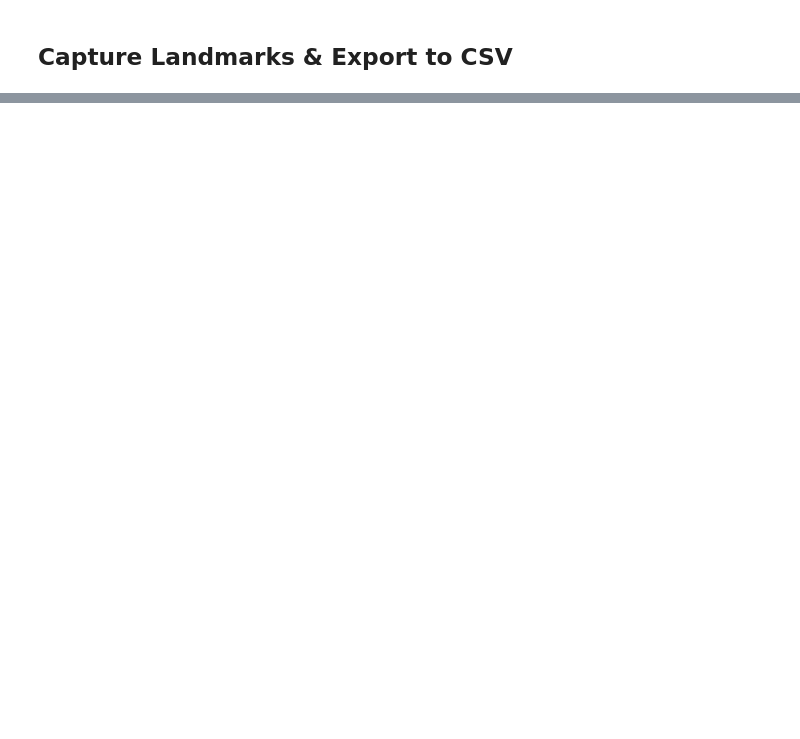
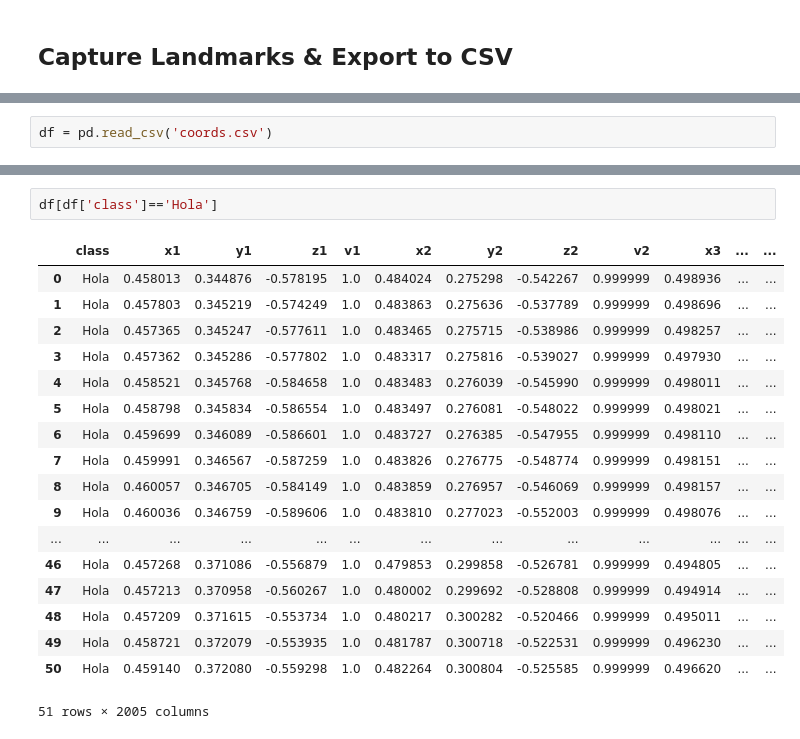
Before and after one commit to rosaainz/deteccion-lsm-mediapipe, a Jupyter notebook: holistic.ipynb, the cells around one changed output, grey strips where cells are left out. Drawn from its saved outputs; the diff is of its cells as text; blank space fills up the shorter version.

```diff
--- a/holistic.ipynb
+++ b/holistic.ipynb
@@ -83,0 +190,2 @@ with open('coords.csv', mode='w', newline='') as f:
+# %%
+df = pd.read_csv('coords.csv')
@@ -83,0 +212,21 @@ with open('coords.csv', mode='w', newline='') as f:
+# %%
+df[df['class']=='Hola']
+# %% [output]
+|  | class | x1 | y1 | z1 | v1 | x2 | y2 | z2 | v2 | x3 | ... | ... |
+| 0 | Hola | 0.458013 | 0.344876 | -0.578195 | 1.0 | 0.484024 | 0.275298 | -0.542267 | 0.999999 | 0.498936 | ... | ... |
+| 1 | Hola | 0.457803 | 0.345219 | -0.574249 | 1.0 | 0.483863 | 0.275636 | -0.537789 | 0.999999 | 0.498696 | ... | ... |
+| 2 | Hola | 0.457365 | 0.345247 | -0.577611 | 1.0 | 0.483465 | 0.275715 | -0.538986 | 0.999999 | 0.498257 | ... | ... |
+| 3 | Hola | 0.457362 | 0.345286 | -0.577802 | 1.0 | 0.483317 | 0.275816 | -0.539027 | 0.999999 | 0.497930 | ... | ... |
+| 4 | Hola | 0.458521 | 0.345768 | -0.584658 | 1.0 | 0.483483 | 0.276039 | -0.545990 | 0.999999 | 0.498011 | ... | ... |
+| 5 | Hola | 0.458798 | 0.345834 | -0.586554 | 1.0 | 0.483497 | 0.276081 | -0.548022 | 0.999999 | 0.498021 | ... | ... |
+| 6 | Hola | 0.459699 | 0.346089 | -0.586601 | 1.0 | 0.483727 | 0.276385 | -0.547955 | 0.999999 | 0.498110 | ... | ... |
+| 7 | Hola | 0.459991 | 0.346567 | -0.587259 | 1.0 | 0.483826 | 0.276775 | -0.548774 | 0.999999 | 0.498151 | ... | ... |
+| 8 | Hola | 0.460057 | 0.346705 | -0.584149 | 1.0 | 0.483859 | 0.276957 | -0.546069 | 0.999999 | 0.498157 | ... | ... |
+| 9 | Hola | 0.460036 | 0.346759 | -0.589606 | 1.0 | 0.483810 | 0.277023 | -0.552003 | 0.999999 | 0.498076 | ... | ... |
+| ... | ... | ... | ... | ... | ... | ... | ... | ... | ... | ... | ... | ... |
+| 46 | Hola | 0.457268 | 0.371086 | -0.556879 | 1.0 | 0.479853 | 0.299858 | -0.526781 | 0.999999 | 0.494805 | ... | ... |
+| 47 | Hola | 0.457213 | 0.370958 | -0.560267 | 1.0 | 0.480002 | 0.299692 | -0.528808 | 0.999999 | 0.494914 | ... | ... |
+| 48 | Hola | 0.457209 | 0.371615 | -0.553734 | 1.0 | 0.480217 | 0.300282 | -0.520466 | 0.999999 | 0.495011 | ... | ... |
+| 49 | Hola | 0.458721 | 0.372079 | -0.553935 | 1.0 | 0.481787 | 0.300718 | -0.522531 | 0.999999 | 0.496230 | ... | ... |
+| 50 | Hola | 0.459140 | 0.372080 | -0.559298 | 1.0 | 0.482264 | 0.300804 | -0.525585 | 0.999999 | 0.496620 | ... | ... |
+51 rows × 2005 columns
```
Also changed, not shown: parts of 12 cells of this notebook, 1 other file.
